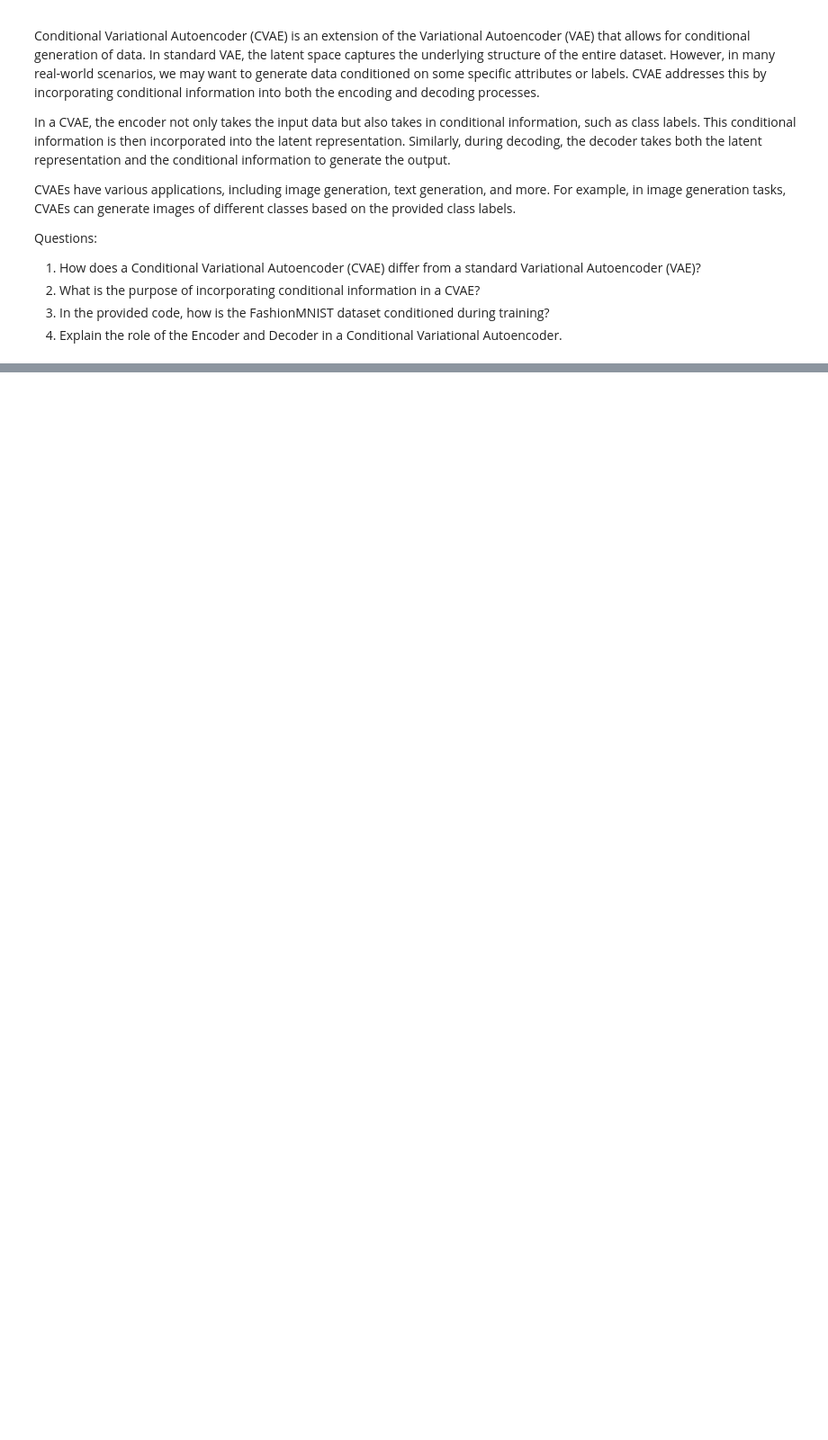
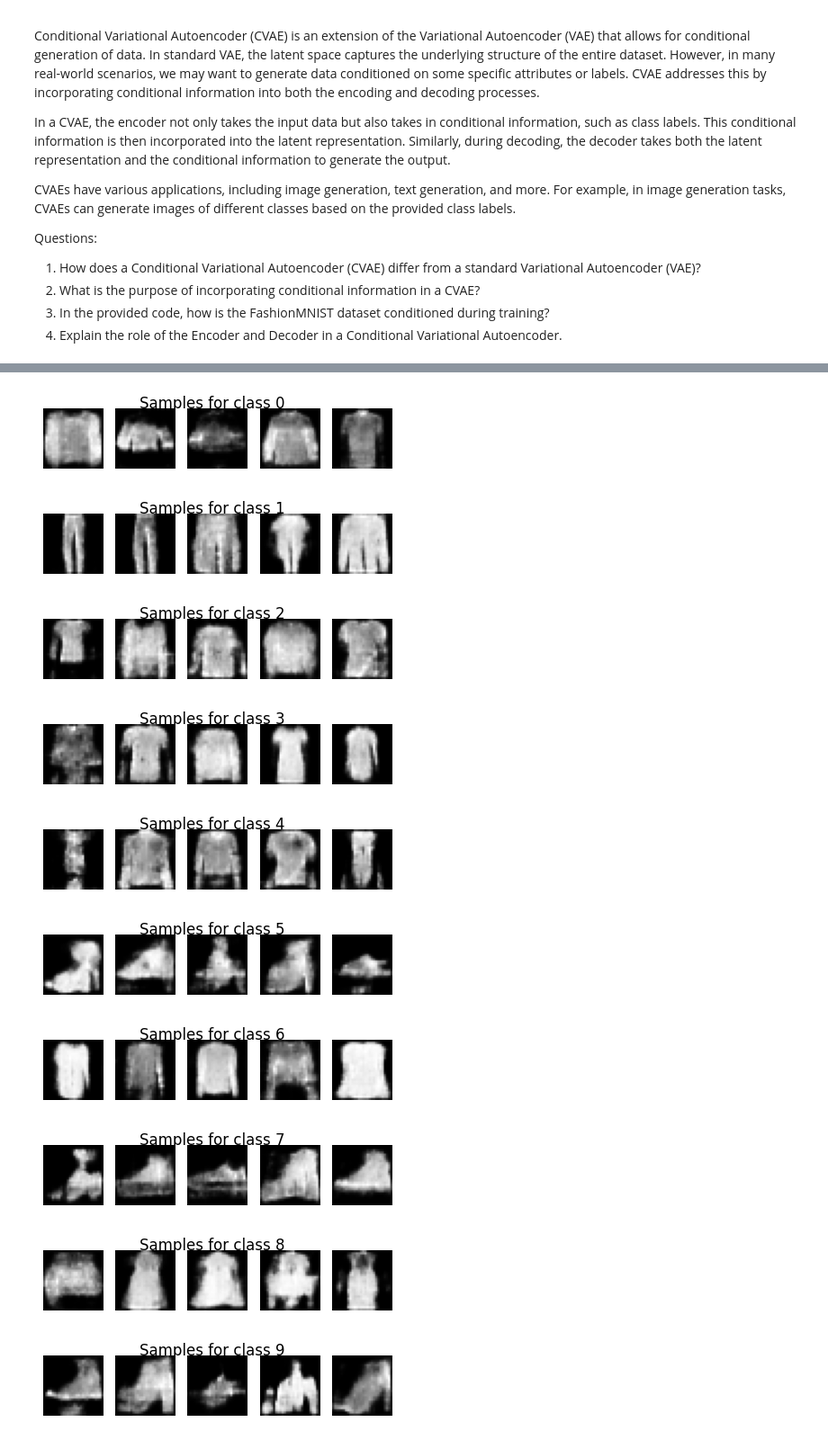
Before and after one commit to USFCA-MSDS/MSDS-631, a Jupyter notebook: HW4.ipynb, the cells around one changed output, grey strips where cells are left out. Shown at 90% size. Saved outputs shown, nothing was run; the diff lists cells and outputs as text; code cells hidden in the pictures; blank space fills up the shorter version.

```diff
--- a/HW4.ipynb
+++ b/HW4.ipynb
@@ -208,0 +181,36 @@ Epoch 3/10, Loss: 31701.38744336354
+# %%
+# Generate samples according to the original class
+def generate_samples(vae, num_samples_per_class):
+    vae.eval()
+    with torch.no_grad():
+        for i in range(num_classes):
+            class_label = torch.tensor([i]).to(device)
+            z = torch.randn(num_samples_per_class, latent_dim).to(device)
+            y = torch.zeros(num_samples_per_class, num_classes).to(device)  # Initialize y as one-hot encoded vector
+            y[:, i] = 1  # Set the element corresponding to the class label to 1
+            samples = vae.decoder(z, y)
+            samples = (samples * 0.5) + 0.5  # De-normalize samples to range [0, 1]
+            samples = samples.view(-1, 28, 28).cpu().numpy()
+
+            plt.figure(figsize=(num_samples_per_class, 1))
+            for j in range(num_samples_per_class):
+                plt.subplot(1, num_samples_per_class, j + 1)
+                plt.imshow(samples[j], cmap='gray')
+                plt.axis('off')
+            plt.suptitle(f'Samples for class {i}')
+            plt.show()
+
+# Generate and visualize samples for each class
+num_samples_per_class = 5
+generate_samples(vae, num_samples_per_class)
+# %% [output]
+[figure, added]
+[figure, added]
+[figure, added]
+[figure, added]
+[figure, added]
+[figure, added]
+[figure, added]
+[figure, added]
+[figure, added]
+[figure, added]
```
Also changed, not shown: parts of 1 cell of this notebook.
